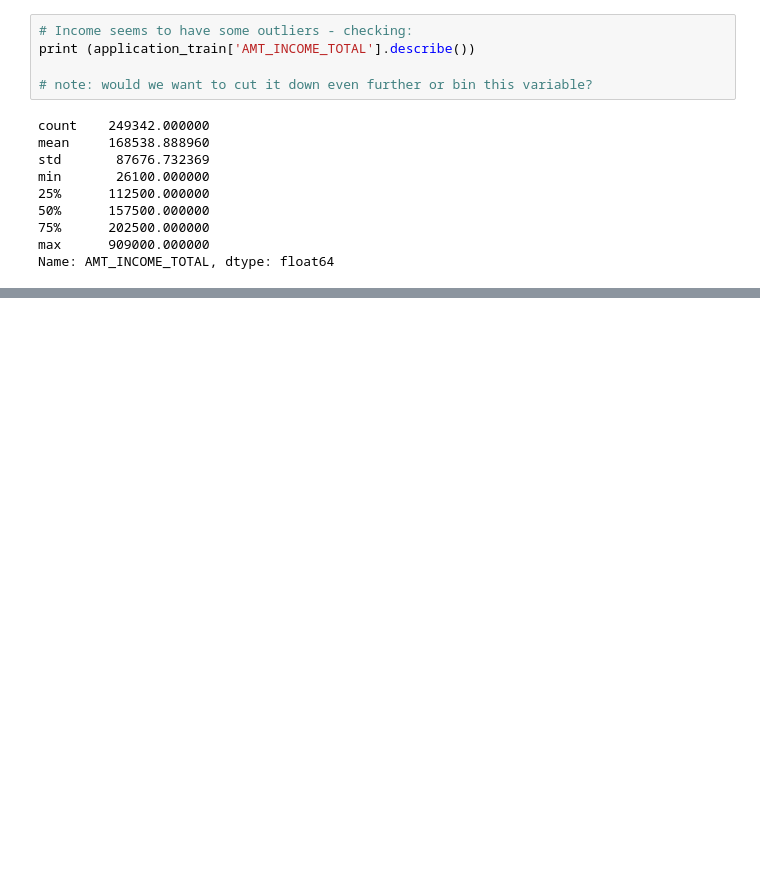
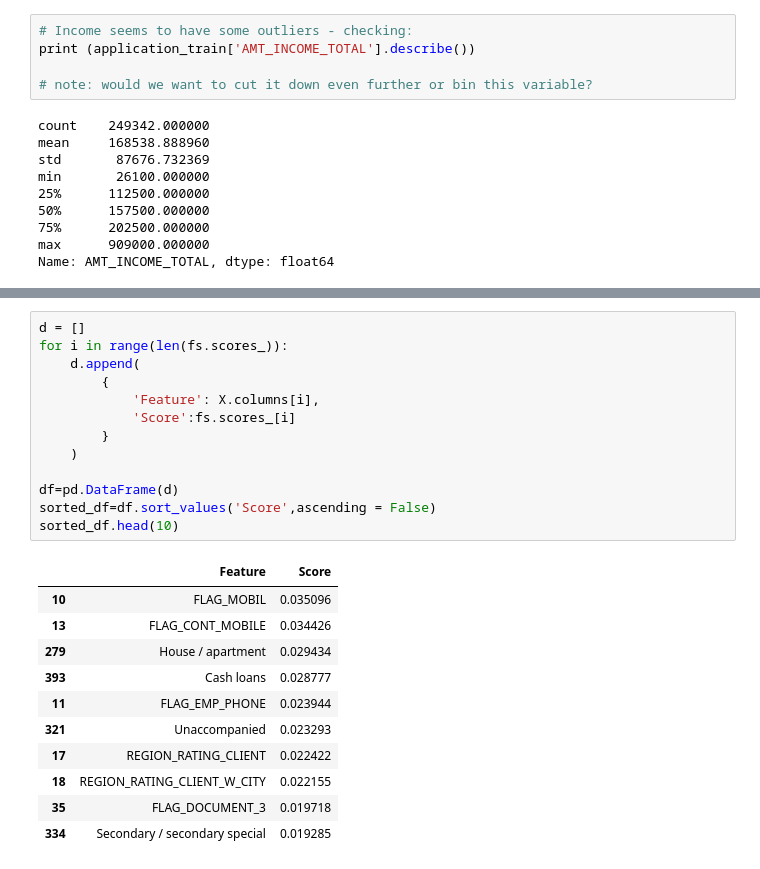
Before and after one commit to kneelagandan/spring-board-home-credit, a Jupyter notebook: EDA.ipynb, the cells around one changed output, grey strips where cells are left out. Drawn from its saved outputs; the diff is of its cells as text; blank space fills up the shorter version.

```diff
--- a/EDA.ipynb
+++ b/EDA.ipynb
@@ -317,0 +378,25 @@ application_train.shape
+# %%
+d = []
+for i in range(len(fs.scores_)):
+    d.append(
+        {
+            'Feature': X.columns[i],
+            'Score':fs.scores_[i]
+        }
+    )
+
+df=pd.DataFrame(d)
+sorted_df=df.sort_values('Score',ascending = False)
+sorted_df.head(10)
+# %% [output]
+|  | Feature | Score |
+| 10 | FLAG_MOBIL | 0.035096 |
+| 13 | FLAG_CONT_MOBILE | 0.034426 |
+| 279 | House / apartment | 0.029434 |
+| 393 | Cash loans | 0.028777 |
+| 11 | FLAG_EMP_PHONE | 0.023944 |
+| 321 | Unaccompanied | 0.023293 |
+| 17 | REGION_RATING_CLIENT | 0.022422 |
+| 18 | REGION_RATING_CLIENT_W_CITY | 0.022155 |
+| 35 | FLAG_DOCUMENT_3 | 0.019718 |
+| 334 | Secondary / secondary special | 0.019285 |
```
Also changed, not shown: parts of 12 cells of this notebook, 1 other file.
